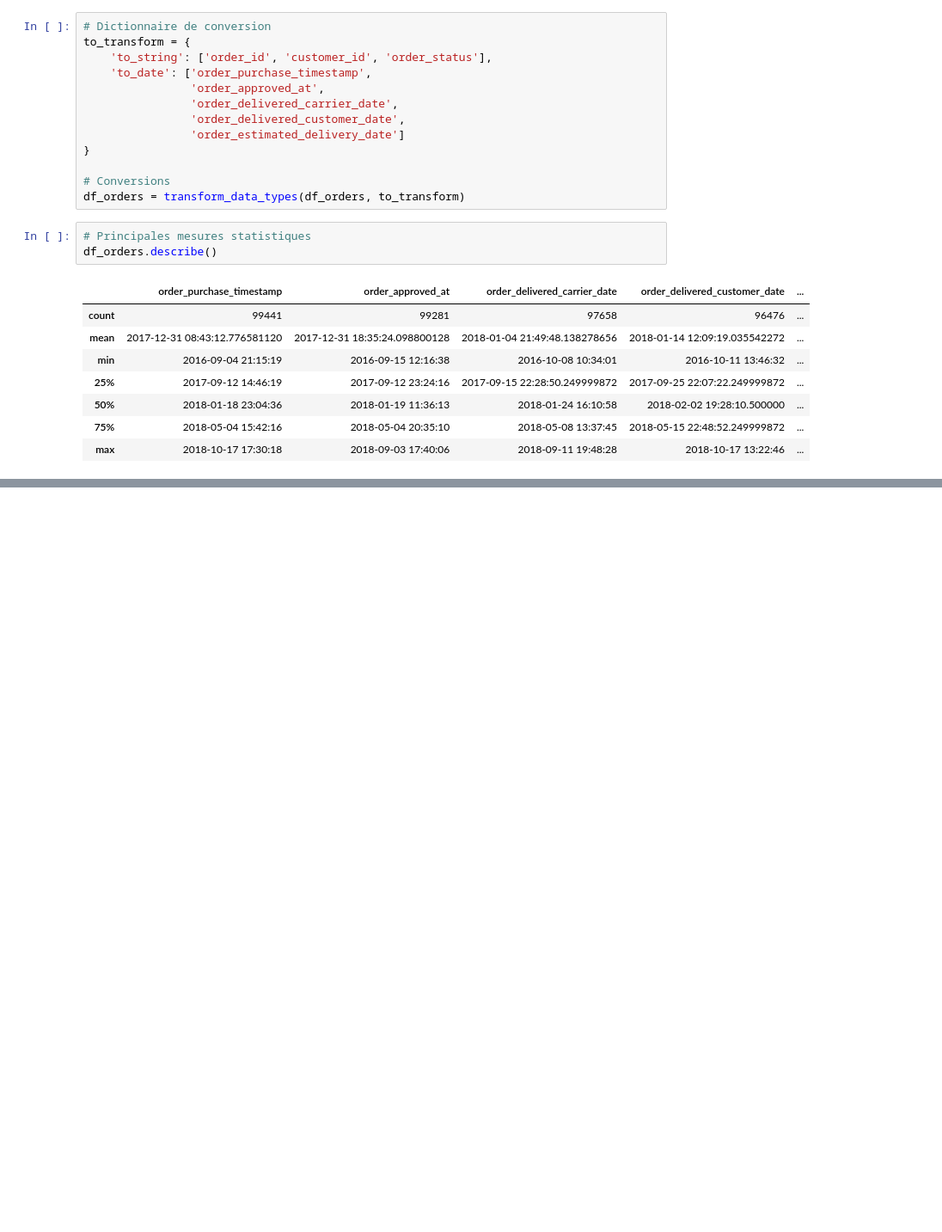
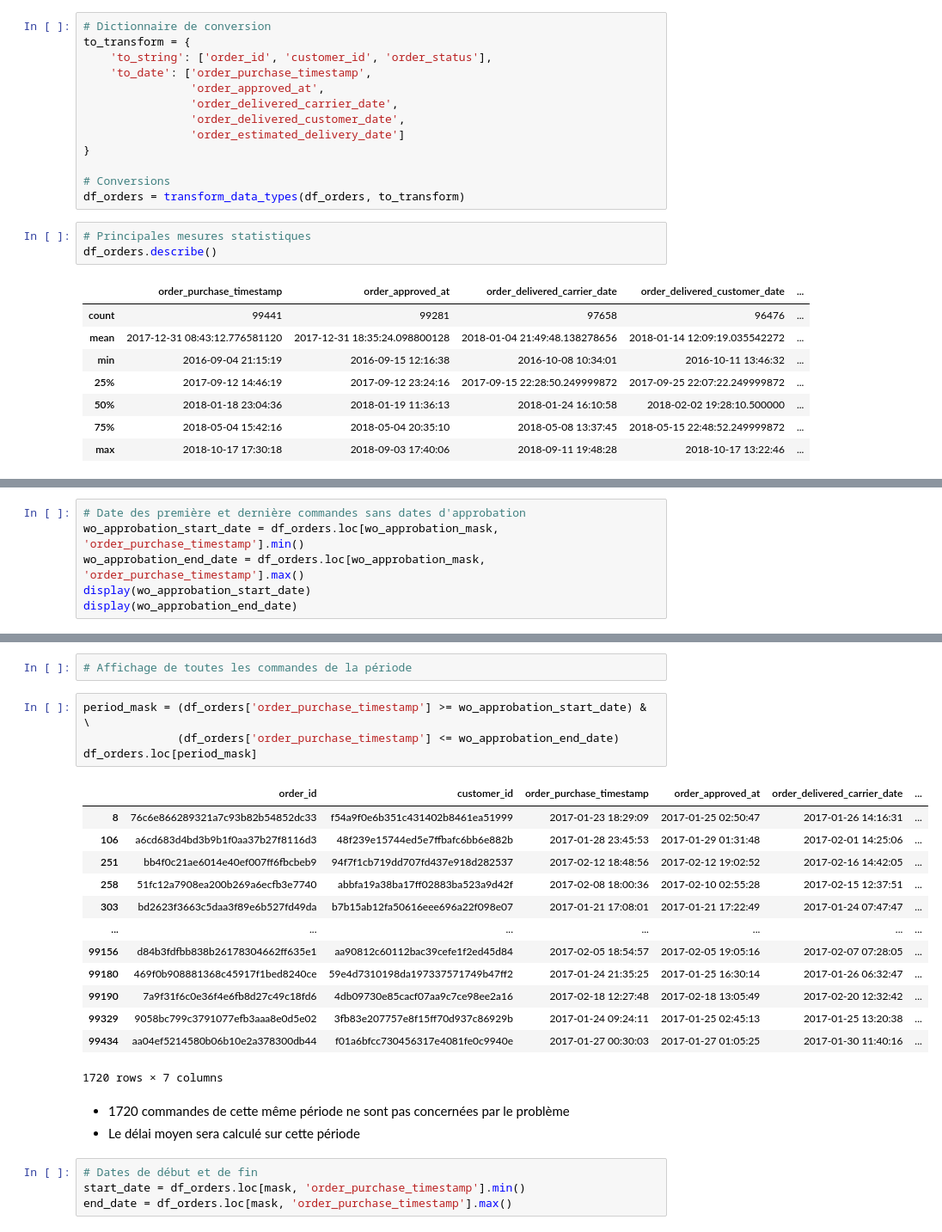
Before and after one commit to Christophe-Aballea/OC_projet5_Segmentez_des_clients_d_un_site_ecommerce, a Jupyter notebook: P05_Notebook2_EDA_FE.ipynb, the cells around one changed output, grey strips where cells are left out. Shown at 86% size. Cells and saved outputs as stored; diff of their text form; blank space fills up the shorter version.

```diff
--- a/P05_Notebook2_EDA_FE.ipynb
+++ b/P05_Notebook2_EDA_FE.ipynb
@@ -262,0 +367,6 @@ df_orders.describe()
+# %%
+# Date des première et dernière commandes sans dates d'approbation
+wo_approbation_start_date = df_orders.loc[wo_approbation_mask, 'order_purchase_timestamp'].min()
+wo_approbation_end_date = df_orders.loc[wo_approbation_mask, 'order_purchase_timestamp'].max()
+display(wo_approbation_start_date)
+display(wo_approbation_end_date)
@@ -262,0 +381,27 @@ df_orders.describe()
+# %%
+# Affichage de toutes les commandes de la période
+# %%
+period_mask = (df_orders['order_purchase_timestamp'] >= wo_approbation_start_date) & \
+              (df_orders['order_purchase_timestamp'] <= wo_approbation_end_date)
+df_orders.loc[period_mask]
+# %% [output]
+|  | order_id | customer_id | order_purchase_timestamp | order_approved_at | order_delivered_carrier_date | ... |
+| 8 | 76c6e866289321a7c93b82b54852dc33 | f54a9f0e6b351c431402b8461ea51999 | 2017-01-23 18:29:09 | 2017-01-25 02:50:47 | 2017-01-26 14:16:31 | ... |
+| 106 | a6cd683d4bd3b9b1f0aa37b27f8116d3 | 48f239e15744ed5e7ffbafc6bb6e882b | 2017-01-28 23:45:53 | 2017-01-29 01:31:48 | 2017-02-01 14:25:06 | ... |
+| 251 | bb4f0c21ae6014e40ef007ff6fbcbeb9 | 94f7f1cb719dd707fd437e918d282537 | 2017-02-12 18:48:56 | 2017-02-12 19:02:52 | 2017-02-16 14:42:05 | ... |
+| 258 | 51fc12a7908ea200b269a6ecfb3e7740 | abbfa19a38ba17ff02883ba523a9d42f | 2017-02-08 18:00:36 | 2017-02-10 02:55:28 | 2017-02-15 12:37:51 | ... |
+| 303 | bd2623f3663c5daa3f89e6b527fd49da | b7b15ab12fa50616eee696a22f098e07 | 2017-01-21 17:08:01 | 2017-01-21 17:22:49 | 2017-01-24 07:47:47 | ... |
+| ... | ... | ... | ... | ... | ... | ... |
+| 99156 | d84b3fdfbb838b26178304662ff635e1 | aa90812c60112bac39cefe1f2ed45d84 | 2017-02-05 18:54:57 | 2017-02-05 19:05:16 | 2017-02-07 07:28:05 | ... |
+| 99180 | 469f0b908881368c45917f1bed8240ce | 59e4d7310198da197337571749b47ff2 | 2017-01-24 21:35:25 | 2017-01-25 16:30:14 | 2017-01-26 06:32:47 | ... |
+| 99190 | 7a9f31f6c0e36f4e6fb8d27c49c18fd6 | 4db09730e85cacf07aa9c7ce98ee2a16 | 2017-02-18 12:27:48 | 2017-02-18 13:05:49 | 2017-02-20 12:32:42 | ... |
+| 99329 | 9058bc799c3791077efb3aaa8e0d5e02 | 3fb83e207757e8f15ff70d937c86929b | 2017-01-24 09:24:11 | 2017-01-25 02:45:13 | 2017-01-25 13:20:38 | ... |
+| 99434 | aa04ef5214580b06b10e2a378300db44 | f01a6bfcc730456317e4081fe0c9940e | 2017-01-27 00:30:03 | 2017-01-27 01:05:25 | 2017-01-30 11:40:16 | ... |
+1720 rows × 7 columns
+# %% [markdown]
+* 1720 commandes de cette même période ne sont pas concernées par le problème
+* Le délai moyen sera calculé sur cette période
+# %%
+# Dates de début et de fin
+start_date = df_orders.loc[mask, 'order_purchase_timestamp'].min()
+end_date = df_orders.loc[mask, 'order_purchase_timestamp'].max()
```
Also changed, not shown: parts of 34 cells of this notebook, 1 other file.
